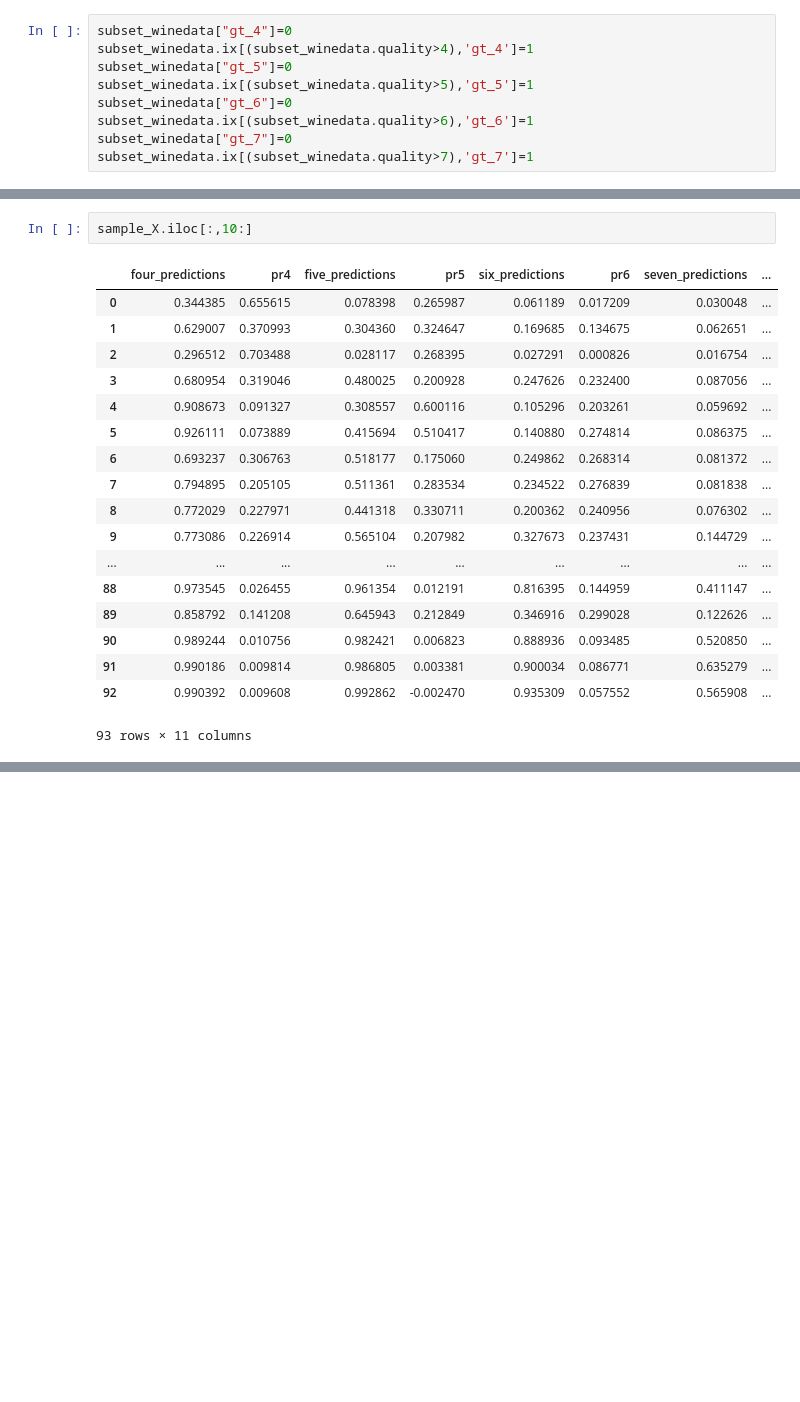
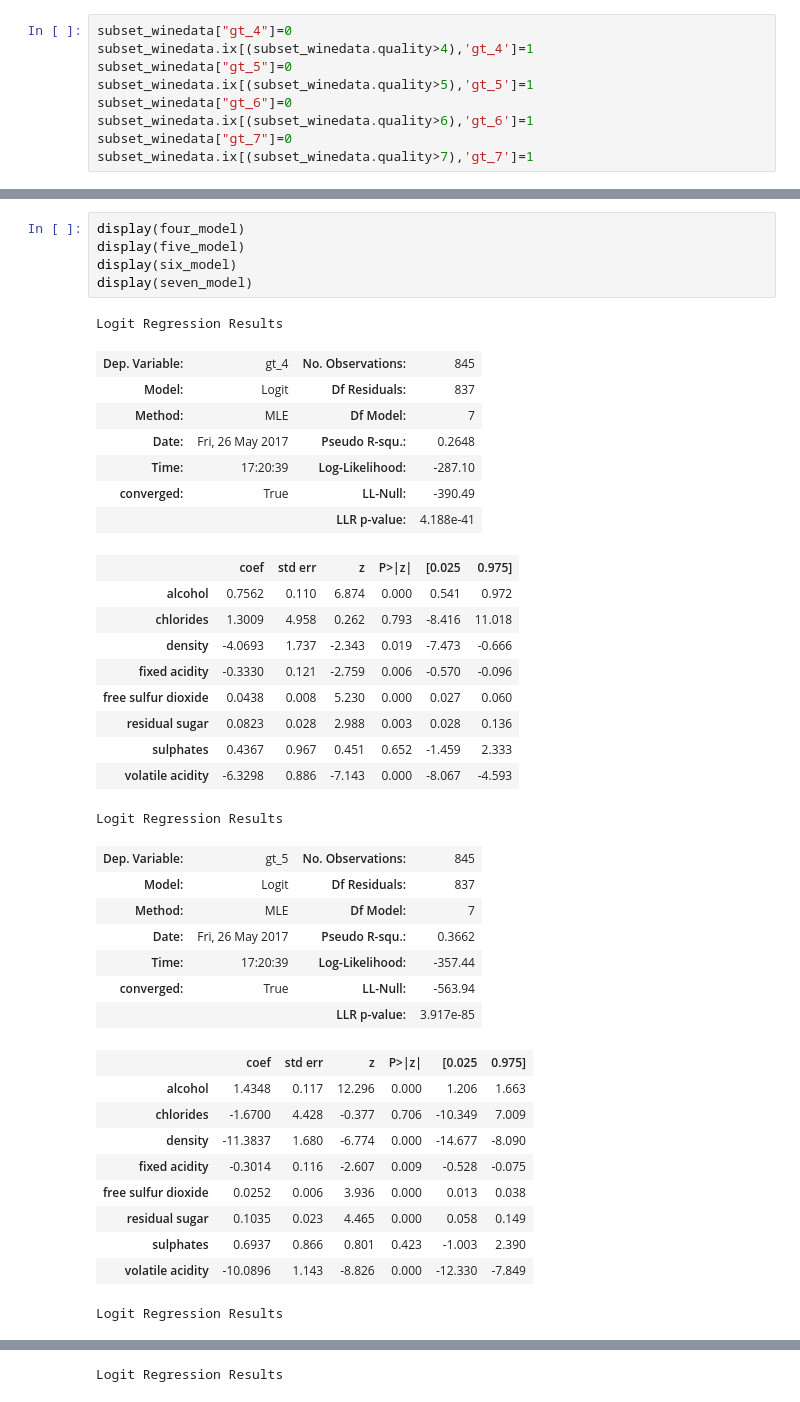
Before and after one commit to reladric/ordinal-classification, a Jupyter notebook: ordinal-classification.ipynb, the cells around one changed output, grey strips where cells are left out. Cells and saved outputs as stored; diff of their text form; blank space fills up the shorter version.

```diff
--- a/ordinal-classification.ipynb
+++ b/ordinal-classification.ipynb
@@ -443,21 +422,41 @@ volatile acidity       -5.9861      0.865     -6.919      0.000      -7.682
-# %%
-sample_X.iloc[:,10:]
-# %% [output]
-|  | four_predictions | pr4 | five_predictions | pr5 | six_predictions | pr6 | seven_predictions | ... |
-| 0 | 0.344385 | 0.655615 | 0.078398 | 0.265987 | 0.061189 | 0.017209 | 0.030048 | ... |
-| 1 | 0.629007 | 0.370993 | 0.304360 | 0.324647 | 0.169685 | 0.134675 | 0.062651 | ... |
-| 2 | 0.296512 | 0.703488 | 0.028117 | 0.268395 | 0.027291 | 0.000826 | 0.016754 | ... |
-| 3 | 0.680954 | 0.319046 | 0.480025 | 0.200928 | 0.247626 | 0.232400 | 0.087056 | ... |
-| 4 | 0.908673 | 0.091327 | 0.308557 | 0.600116 | 0.105296 | 0.203261 | 0.059692 | ... |
-| 5 | 0.926111 | 0.073889 | 0.415694 | 0.510417 | 0.140880 | 0.274814 | 0.086375 | ... |
-| 6 | 0.693237 | 0.306763 | 0.518177 | 0.175060 | 0.249862 | 0.268314 | 0.081372 | ... |
-| 7 | 0.794895 | 0.205105 | 0.511361 | 0.283534 | 0.234522 | 0.276839 | 0.081838 | ... |
-| 8 | 0.772029 | 0.227971 | 0.441318 | 0.330711 | 0.200362 | 0.240956 | 0.076302 | ... |
-| 9 | 0.773086 | 0.226914 | 0.565104 | 0.207982 | 0.327673 | 0.237431 | 0.144729 | ... |
-| ... | ... | ... | ... | ... | ... | ... | ... | ... |
-| 88 | 0.973545 | 0.026455 | 0.961354 | 0.012191 | 0.816395 | 0.144959 | 0.411147 | ... |
-| 89 | 0.858792 | 0.141208 | 0.645943 | 0.212849 | 0.346916 | 0.299028 | 0.122626 | ... |
-| 90 | 0.989244 | 0.010756 | 0.982421 | 0.006823 | 0.888936 | 0.093485 | 0.520850 | ... |
-| 91 | 0.990186 | 0.009814 | 0.986805 | 0.003381 | 0.900034 | 0.086771 | 0.635279 | ... |
-| 92 | 0.990392 | 0.009608 | 0.992862 | -0.002470 | 0.935309 | 0.057552 | 0.565908 | ... |
-93 rows × 11 columns
+# %%
+display(four_model)
+display(five_model)
+display(six_model)
+display(seven_model)
+# %% [output]
+Logit Regression Results
+| Dep. Variable: | gt_4 | No. Observations: | 845 |
+| Model: | Logit | Df Residuals: | 837 |
+| Method: | MLE | Df Model: | 7 |
+| Date: | Fri, 26 May 2017 | Pseudo R-squ.: | 0.2648 |
+| Time: | 17:20:39 | Log-Likelihood: | -287.10 |
+| converged: | True | LL-Null: | -390.49 |
+|  |  | LLR p-value: | 4.188e-41 |
+|  | coef | std err | z | P>|z| | [0.025 | 0.975] |
+| alcohol | 0.7562 | 0.110 | 6.874 | 0.000 | 0.541 | 0.972 |
+| chlorides | 1.3009 | 4.958 | 0.262 | 0.793 | -8.416 | 11.018 |
+| density | -4.0693 | 1.737 | -2.343 | 0.019 | -7.473 | -0.666 |
+| fixed acidity | -0.3330 | 0.121 | -2.759 | 0.006 | -0.570 | -0.096 |
+| free sulfur dioxide | 0.0438 | 0.008 | 5.230 | 0.000 | 0.027 | 0.060 |
+| residual sugar | 0.0823 | 0.028 | 2.988 | 0.003 | 0.028 | 0.136 |
+| sulphates | 0.4367 | 0.967 | 0.451 | 0.652 | -1.459 | 2.333 |
+| volatile acidity | -6.3298 | 0.886 | -7.143 | 0.000 | -8.067 | -4.593 |
+Logit Regression Results
+| Dep. Variable: | gt_5 | No. Observations: | 845 |
+| Model: | Logit | Df Residuals: | 837 |
+| Method: | MLE | Df Model: | 7 |
+| Date: | Fri, 26 May 2017 | Pseudo R-squ.: | 0.3662 |
+| Time: | 17:20:39 | Log-Likelihood: | -357.44 |
+| converged: | True | LL-Null: | -563.94 |
+|  |  | LLR p-value: | 3.917e-85 |
+|  | coef | std err | z | P>|z| | [0.025 | 0.975] |
+| alcohol | 1.4348 | 0.117 | 12.296 | 0.000 | 1.206 | 1.663 |
+| chlorides | -1.6700 | 4.428 | -0.377 | 0.706 | -10.349 | 7.009 |
+| density | -11.3837 | 1.680 | -6.774 | 0.000 | -14.677 | -8.090 |
+| fixed acidity | -0.3014 | 0.116 | -2.607 | 0.009 | -0.528 | -0.075 |
+| free sulfur dioxide | 0.0252 | 0.006 | 3.936 | 0.000 | 0.013 | 0.038 |
+| residual sugar | 0.1035 | 0.023 | 4.465 | 0.000 | 0.058 | 0.149 |
+| sulphates | 0.6937 | 0.866 | 0.801 | 0.423 | -1.003 | 2.390 |
+| volatile acidity | -10.0896 | 1.143 | -8.826 | 0.000 | -12.330 | -7.849 |
+Logit Regression Results
@@ -463,0 +479 @@ sample_X.iloc[:,10:]
+Logit Regression Results
```
Also changed, not shown: parts of 25 cells of this notebook.
